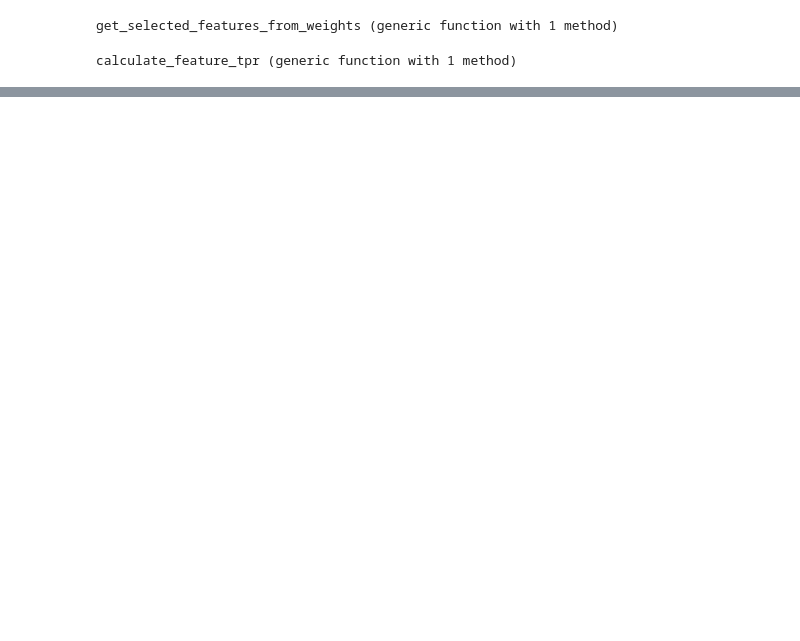
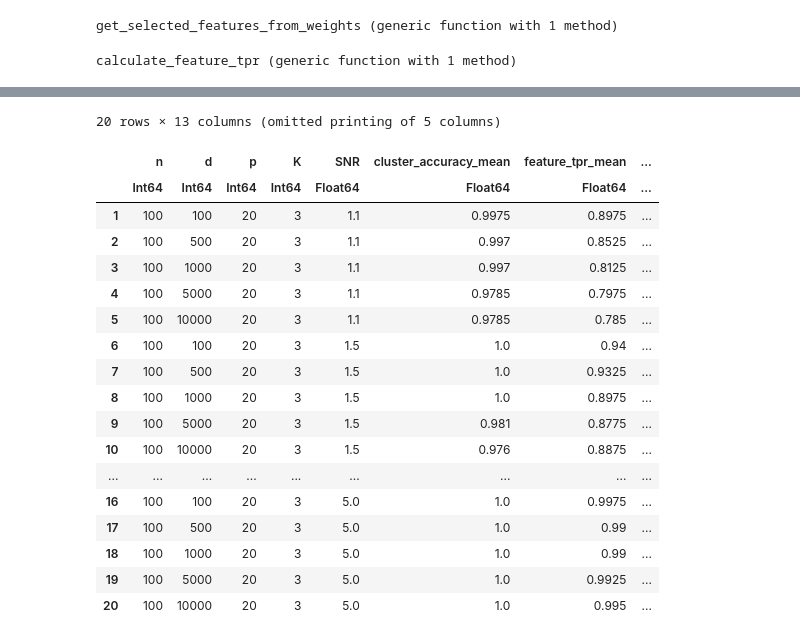
Before and after one commit to jivanhoe/sparse-k-means, a Jupyter notebook: notebooks/feature_recovery.ipynb, the cells around one changed output, grey strips where cells are left out. Drawn from its saved outputs; the diff is of its cells as text; code cells hidden in the pictures; blank space fills up the shorter version.

```diff
--- a/notebooks/feature_recovery.ipynb
+++ b/notebooks/feature_recovery.ipynb
@@ -139,0 +220,22 @@ robust_accruacy = [
+# %%
+sparse_df
+# %% [output]
+20 rows × 13 columns (omitted printing of 5 columns)
+|  | n | d | p | K | SNR | cluster_accuracy_mean | feature_tpr_mean | ... |
+|  | Int64 | Int64 | Int64 | Int64 | Float64 | Float64 | Float64 | ... |
+| 1 | 100 | 100 | 20 | 3 | 1.1 | 0.9975 | 0.8975 | ... |
+| 2 | 100 | 500 | 20 | 3 | 1.1 | 0.997 | 0.8525 | ... |
+| 3 | 100 | 1000 | 20 | 3 | 1.1 | 0.997 | 0.8125 | ... |
+| 4 | 100 | 5000 | 20 | 3 | 1.1 | 0.9785 | 0.7975 | ... |
+| 5 | 100 | 10000 | 20 | 3 | 1.1 | 0.9785 | 0.785 | ... |
+| 6 | 100 | 100 | 20 | 3 | 1.5 | 1.0 | 0.94 | ... |
+| 7 | 100 | 500 | 20 | 3 | 1.5 | 1.0 | 0.9325 | ... |
+| 8 | 100 | 1000 | 20 | 3 | 1.5 | 1.0 | 0.8975 | ... |
+| 9 | 100 | 5000 | 20 | 3 | 1.5 | 0.981 | 0.8775 | ... |
+| 10 | 100 | 10000 | 20 | 3 | 1.5 | 0.976 | 0.8875 | ... |
+| ... | ... | ... | ... | ... | ... | ... | ... | ... |
+| 16 | 100 | 100 | 20 | 3 | 5.0 | 1.0 | 0.9975 | ... |
+| 17 | 100 | 500 | 20 | 3 | 5.0 | 1.0 | 0.99 | ... |
+| 18 | 100 | 1000 | 20 | 3 | 5.0 | 1.0 | 0.99 | ... |
+| 19 | 100 | 5000 | 20 | 3 | 5.0 | 1.0 | 0.9925 | ... |
+| 20 | 100 | 10000 | 20 | 3 | 5.0 | 1.0 | 0.995 | ... |
```
Also changed, not shown: parts of 12 cells of this notebook, 7 other files.
